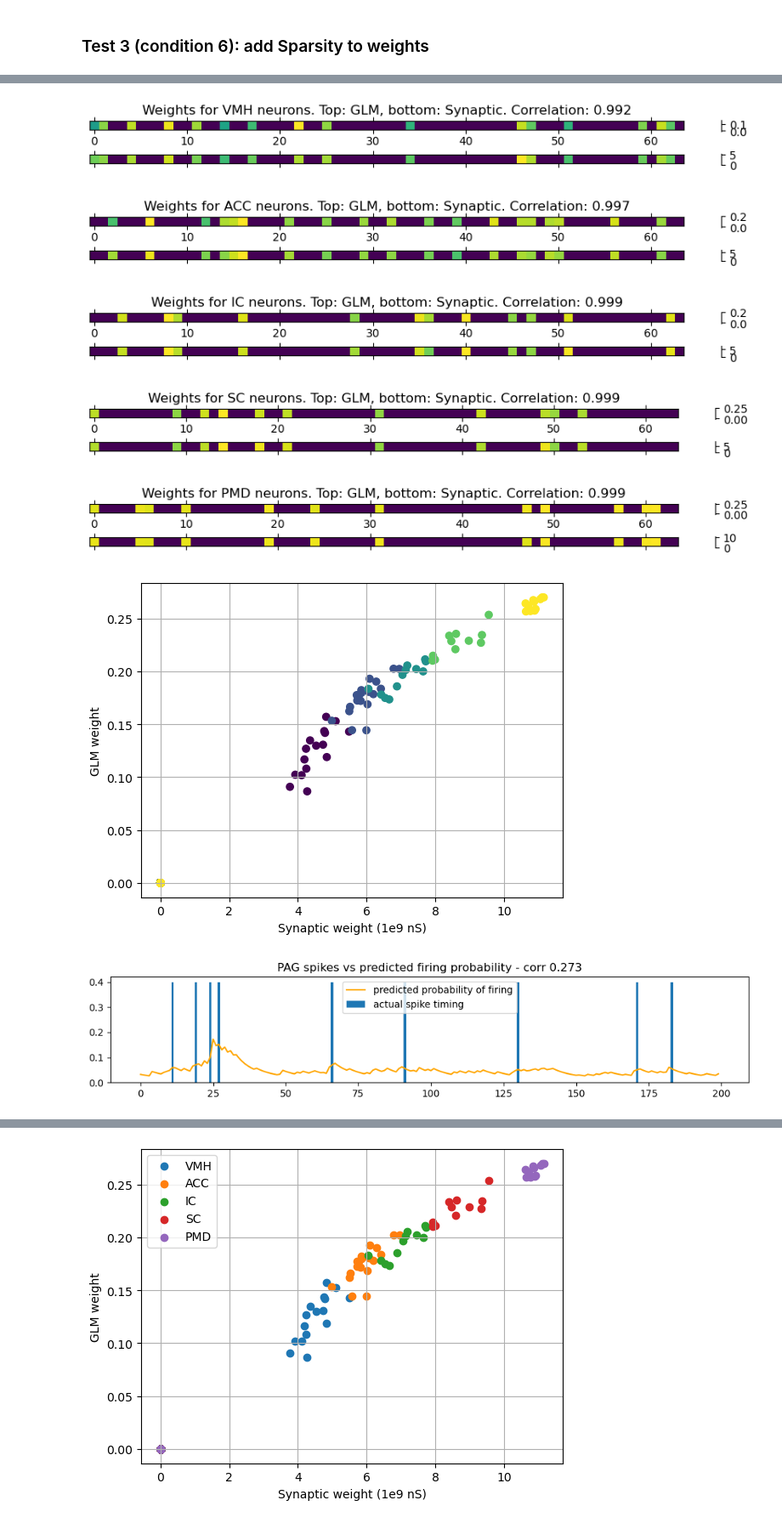
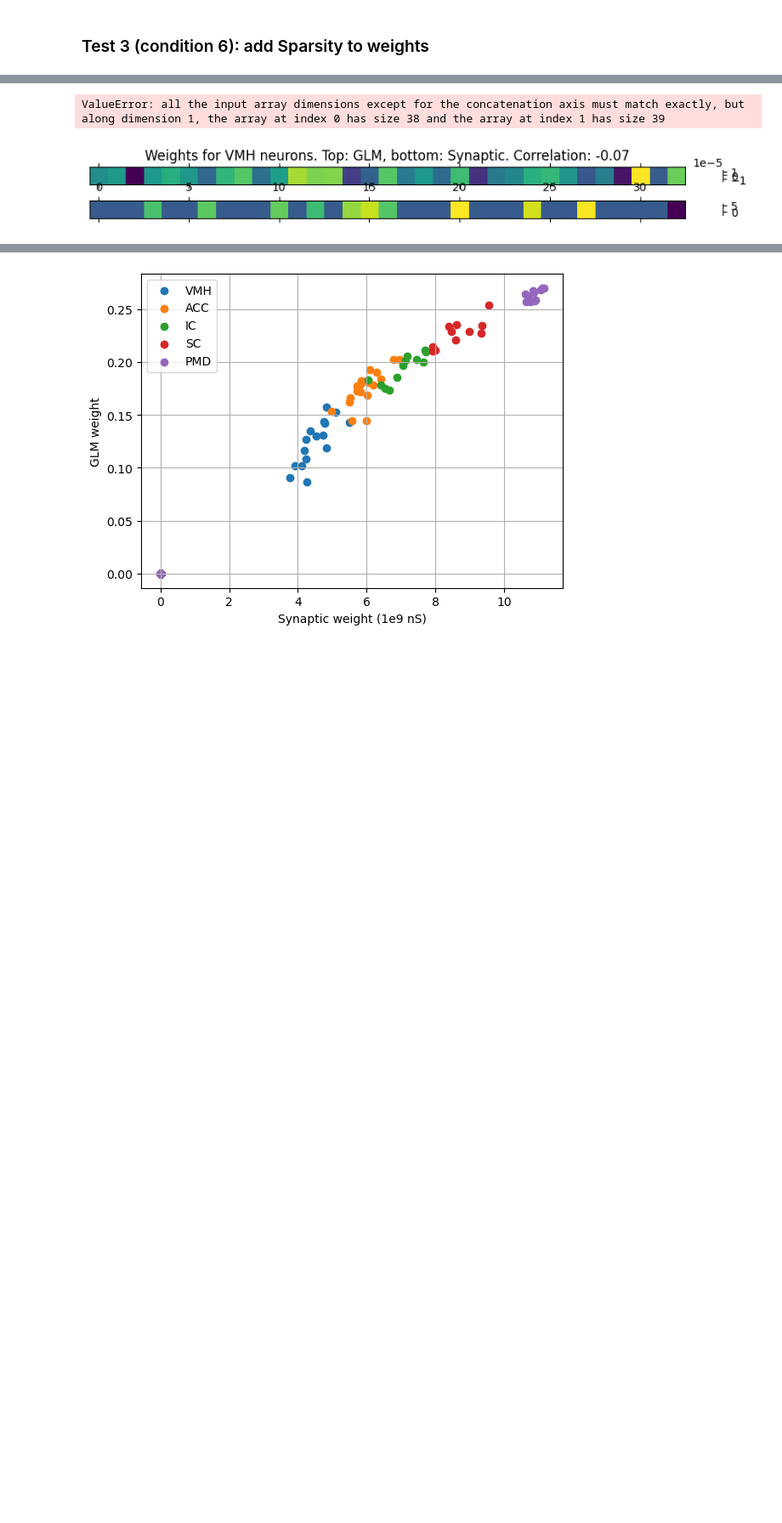
Before and after one commit to cngzlsh/pag_stim, a Jupyter notebook: beta_tests.ipynb, the cells around one changed output, grey strips where cells are left out. Shown at 85% size. Cells and saved outputs as stored; diff of their text form; code cells hidden in the pictures; blank space fills up the shorter version.

Commit message:
updated inhibitory neuron preprocessing

```diff
--- a/beta_tests.ipynb
+++ b/beta_tests.ipynb
@@ -23,7 +24,7 @@ torch.manual_seed(seed)
 
 device = torch.device('cuda') if torch.cuda.is_available() else torch.device('cpu')
 # %%
-sim_data_path = './sim/save/pagsim_w_stimuli/'
+sim_data_path = './sim/save/pagsim_w_stimuli_1s_inh/'
 brain_regions = [
                 'VMH',
                 'ACC',
@@ -32,15 +33,17 @@ brain_regions = [
                 'PMD'
                 ]
 presyn_binned = np.load(sim_data_path+'presyn_binned.npy')
-presyn_smooth = np.load(sim_data_path+'presyn_exp_smooth.npy')
+presyn_smooth = np.load(sim_data_path+'presyn_exponential_smooth.npy')
 bin_size = 0.001
 n_input_neurons, n_bins = presyn_binned.shape
+n_neurons_per_group = np.load(sim_data_path+'n_neurons_per_group.npy')
 _total_length = n_bins / 1000
 # load actual connecticity: shape (n_brain_region * n_PAG * n_connections)
-conns = np.concatenate([np.nan_to_num(np.load(f'{sim_data_path}connectivity_{brain_region.lower()}2pag.npy'),  nan=0.0).T[None,:] * 1e9 for brain_region in brain_regions])
+with open(f'{sim_data_path}conns.pkl', 'rb') as f:
+    conns = pickle.load(f)
 
 _range = 200 #ms
-_random_start = np.random.randint(100000-_range)
+_random_start = np.random.randint(1000-_range)
 # %% [markdown]
 ### Test 1: fix beta (on 1 PAG , exp filtering)
 # %%
@@ -56,9 +59,9 @@ Average PAG firing rate: 44.35333333333333 Hz.
 # %%
 # construct input and output matrices
 train_start = 0
-train_end = 300
-test_start = 300
-test_end = 400
+train_end = 0.8
+test_start = 0.8
+test_end = 1.001
 # for pag_stim_w_stimuli, external pulses are delivered from 40 mins to 60 mins, 10 secs each, lasting 1 sec
 train_bins = int((train_end - train_start) / bin_size)
 test_bins = int((test_end - test_start) / bin_size)
@@ -406,7 +413,7 @@ plt.show()
 # %%
 glm = BernoulliGLMPyTorch(
     group_names=brain_regions,
-    n_neurons_per_group=np.array([64, 64, 64, 64, 64]),
+    n_neurons_per_group=n_neurons_per_group,
     link_fn='logistic',
     n_sessions=n_PAG_to_use,
     regs = ['weights_within_group',
@@ -416,8 +423,8 @@ glm = BernoulliGLMPyTorch(
                },
     ).to(device)
 
-glm._load_state_dict(torch.load(f'{sim_data_path}sing_exp_reg100_spars100.pth'))
+# glm._load_state_dict(torch.load(f'{sim_data_path}sing_exp_reg100_spars100.pth'))
 
-# glm.fit(X_train.T, y_train.T, n_iter=30000, lr=1e-3, verbose=1, decay=0.9999)
+glm.fit(X_train.T, y_train.T, n_iter=30000, lr=1e-3, verbose=1, decay=0.9999)
 glm.load_best_params()
-# torch.save(glm.state_dict(), f'{sim_data_path}sing_exp_reg100_spars100.pth')
+torch.save(glm.state_dict(), f'{sim_data_path}sing_exp_reg100_spars100.pth')
@@ -432,14 +457,14 @@ y-intercept: [0.01120994]
 # comparison with actual connectivity
 for m, brain_region in enumerate(brain_regions):
 
-    corr = np.corrcoef(glm_w[..., glm.group_synapse_idx[m]], conns[m, :n_PAG_to_use, :])[0,1]
+    corr = np.corrcoef(glm_w[..., glm.group_synapse_idx[m]], conns[m][:n_PAG_to_use, :])[0,1]
     f, axes = plt.subplots(ncols=1, nrows=2, sharex=True, figsize=(12,1))
     mat1 = axes[0].matshow(glm_w[..., glm.group_synapse_idx[m]])
     f.colorbar(mat1, shrink=0.4)
     axes[0].set_title(f'Weights for {brain_region} neurons. Top: GLM, bottom: Synaptic. Correlation: {str(corr)[:5]}')
     axes[0].set_yticks([])
 
-    mat2 = axes[1].matshow(conns[m, :n_PAG_to_use, :])
+    mat2 = axes[1].matshow(conns[m][:n_PAG_to_use, :])
     f.colorbar(mat2, shrink=0.4)
     axes[1].set_yticks([])
 plt.show()
@@ -456,37 +481,32 @@ with torch.no_grad():
     y_test_hat = glm(X_test.T).T # (1 PAG neuron * 100 secs)
 
 
 plt.figure(figsize=(12,2))
 plt.plot(y_test_hat.cpu()[0,_random_start:_random_start + _range], label='predicted probability of firing', color='orange')
 plt.bar(np.arange(_range), y_test[0,_random_start:_random_start + _range]*0.4, label='actual spike timing')
 plt.legend()
 plt.title(f'PAG spikes vs predicted firing probability - corr {str(np.corrcoef(y_test, y_test_hat.cpu())[0,1])[:5]}')
 plt.show()
 
 generated_spikes = generate_bernoulli_spikes(y_test_hat)
 
 smooth_y_test = rbf_rate_convolution_1d(y_test[0], sigma=0.025, dt=0.01)                                        # smooth test set spikes
 smooth_y_test_hat = rbf_rate_convolution_1d(y_test_hat[0].cpu(), sigma=0.025, dt=0.01)                          # smooth predicted probabilities
 smooth_y_test_hat_generated_spikes = rbf_rate_convolution_1d(generated_spikes[0].cpu(), sigma=0.025, dt=0.01)   # smooth generated spikes
 
 plt.figure(figsize=(12,2))
 plt.plot(smooth_y_test_hat[_random_start:_random_start + _range], label='smoothed predicted probability of firing', color='orange')
 plt.plot(smooth_y_test[_random_start:_random_start + _range], label='smoothed spikes', color='blue')
 plt.legend()
 plt.title(f'Smoothed PAG rates vs smooth firing rate - corr {str(np.corrcoef(smooth_y_test_hat, smooth_y_test)[0,1])[:5]}')
 plt.show()
 
 plt.figure(figsize=(12,2))
 plt.plot(smooth_y_test_hat_generated_spikes[_random_start:_random_start + _range], label='smoothed generated spikes', color='orange')
 plt.plot(smooth_y_test[_random_start:_random_start + _range], label='smoothed spikes', color='blue')
 plt.legend()
 plt.title(f'Smoothed PAG rates vs smooth firing rate - corr {str(np.corrcoef(smooth_y_test_hat_generated_spikes, smooth_y_test)[0,1])[:5]}')
 plt.show()
 # %% [output]
+ValueError: all the input array dimensions except for the concatenation axis must match exactly, but along dimension 1, the array at index 0 has size 38 and the array at index 1 has size 39
-[figure, old version]
+[figure, new version]
-[figure, removed]
-[figure, removed]
-[figure, removed]
-[figure, removed]
-[figure, removed]
-[figure, removed]
```
Also changed, not shown: parts of 7 cells of this notebook, 6 other files.
